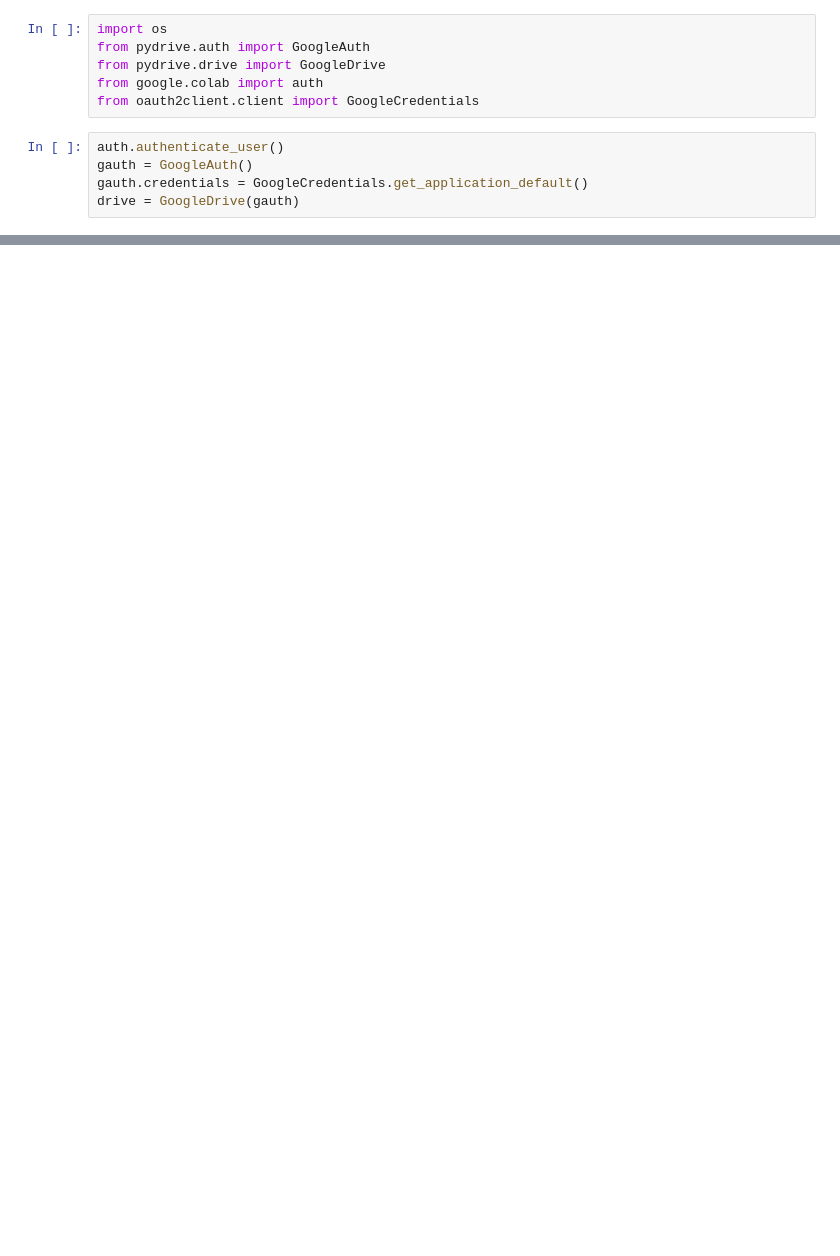
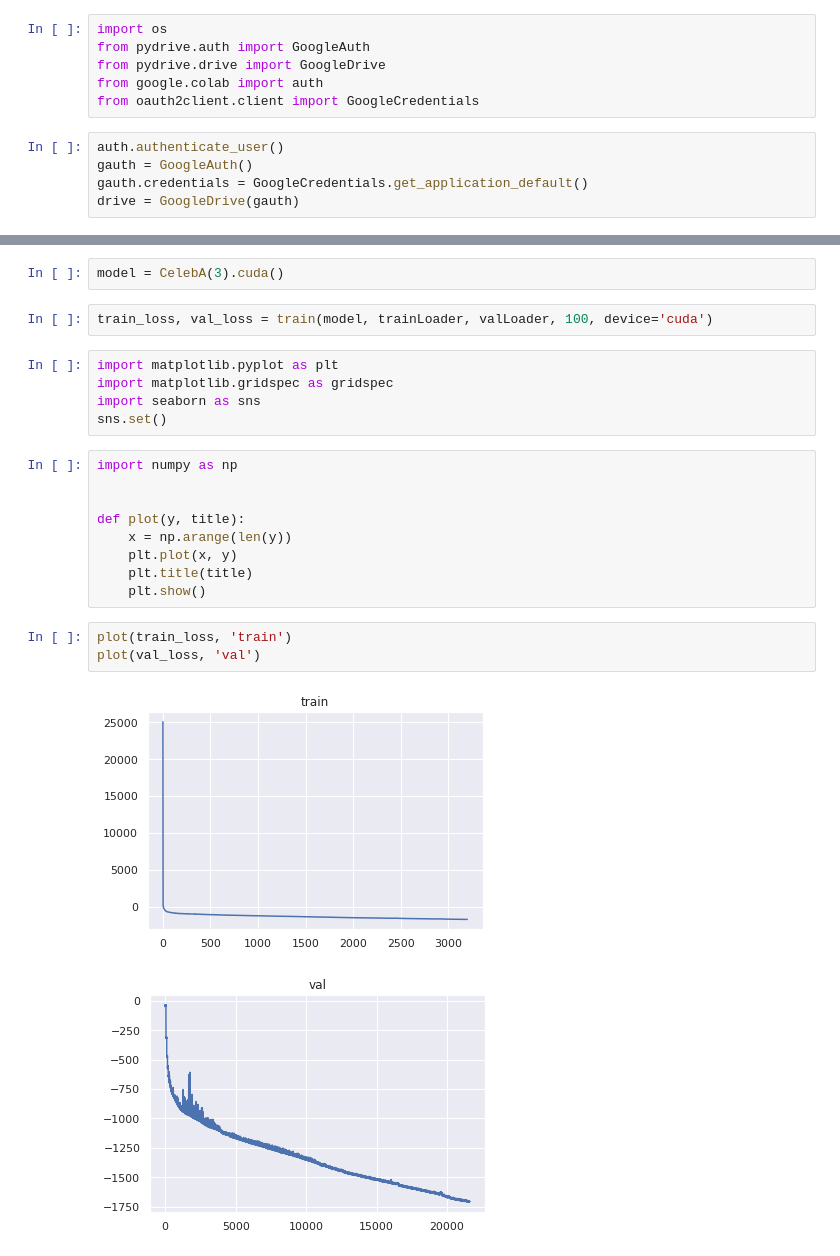
Before and after one commit to vladimirrim/DUL, a Jupyter notebook: Hw_3.ipynb, the cells around one changed output, grey strips where cells are left out. Saved outputs shown, nothing was run; the diff lists cells and outputs as text; blank space fills up the shorter version.

```diff
--- a/Hw_3.ipynb
+++ b/Hw_3.ipynb
@@ -299,0 +227,24 @@ RuntimeError: ignored
+# %%
+model = CelebA(3).cuda()
+# %%
+train_loss, val_loss = train(model, trainLoader, valLoader, 100, device='cuda')
+# %%
+import matplotlib.pyplot as plt
+import matplotlib.gridspec as gridspec
+import seaborn as sns
+sns.set()
+# %%
+import numpy as np
+
+
+def plot(y, title):
+    x = np.arange(len(y))
+    plt.plot(x, y)
+    plt.title(title)
+    plt.show()
+# %%
+plot(train_loss, 'train')
+plot(val_loss, 'val')
+# %% [output]
+[figure, added]
+[figure, added]
```
Also changed, not shown: parts of 21 cells of this notebook.
